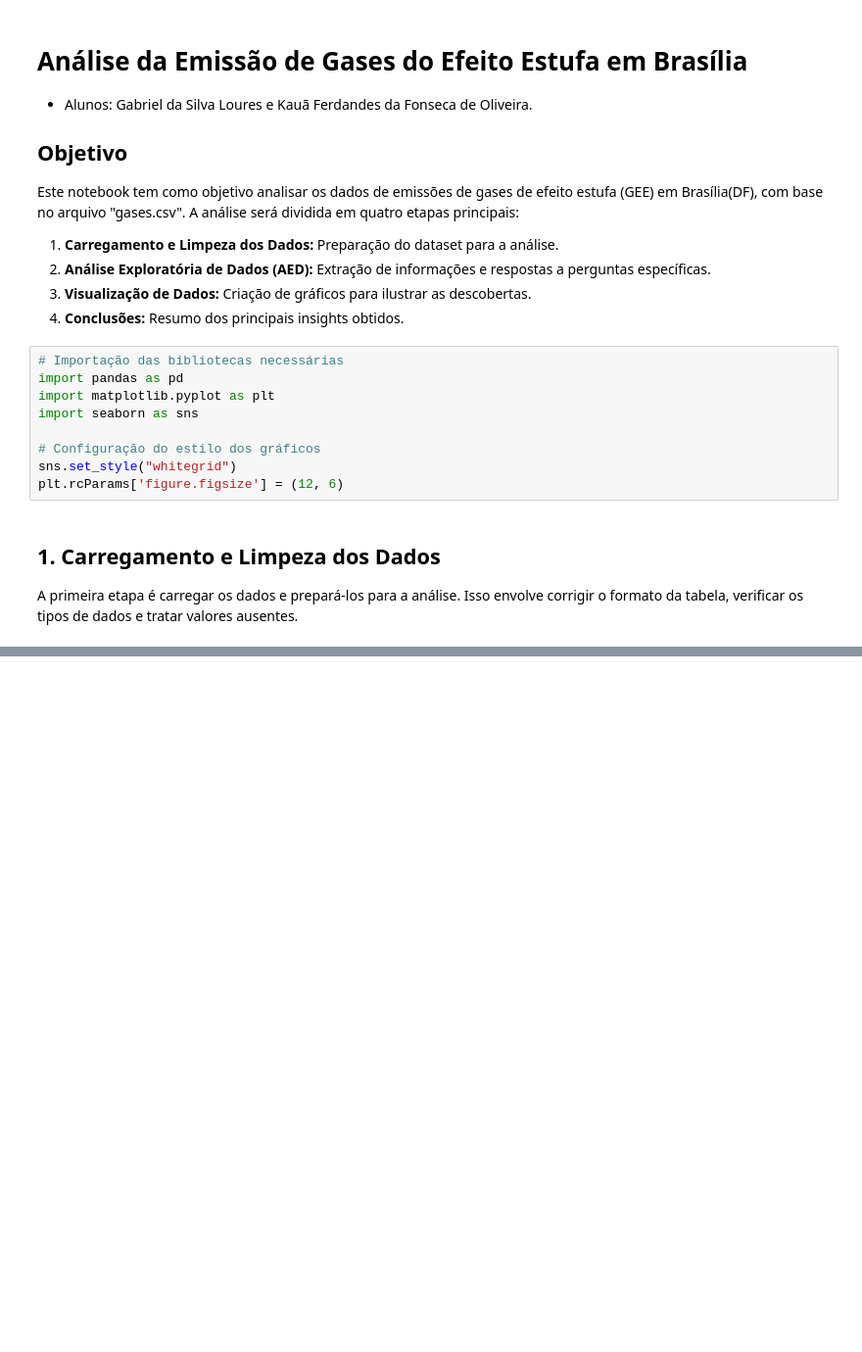
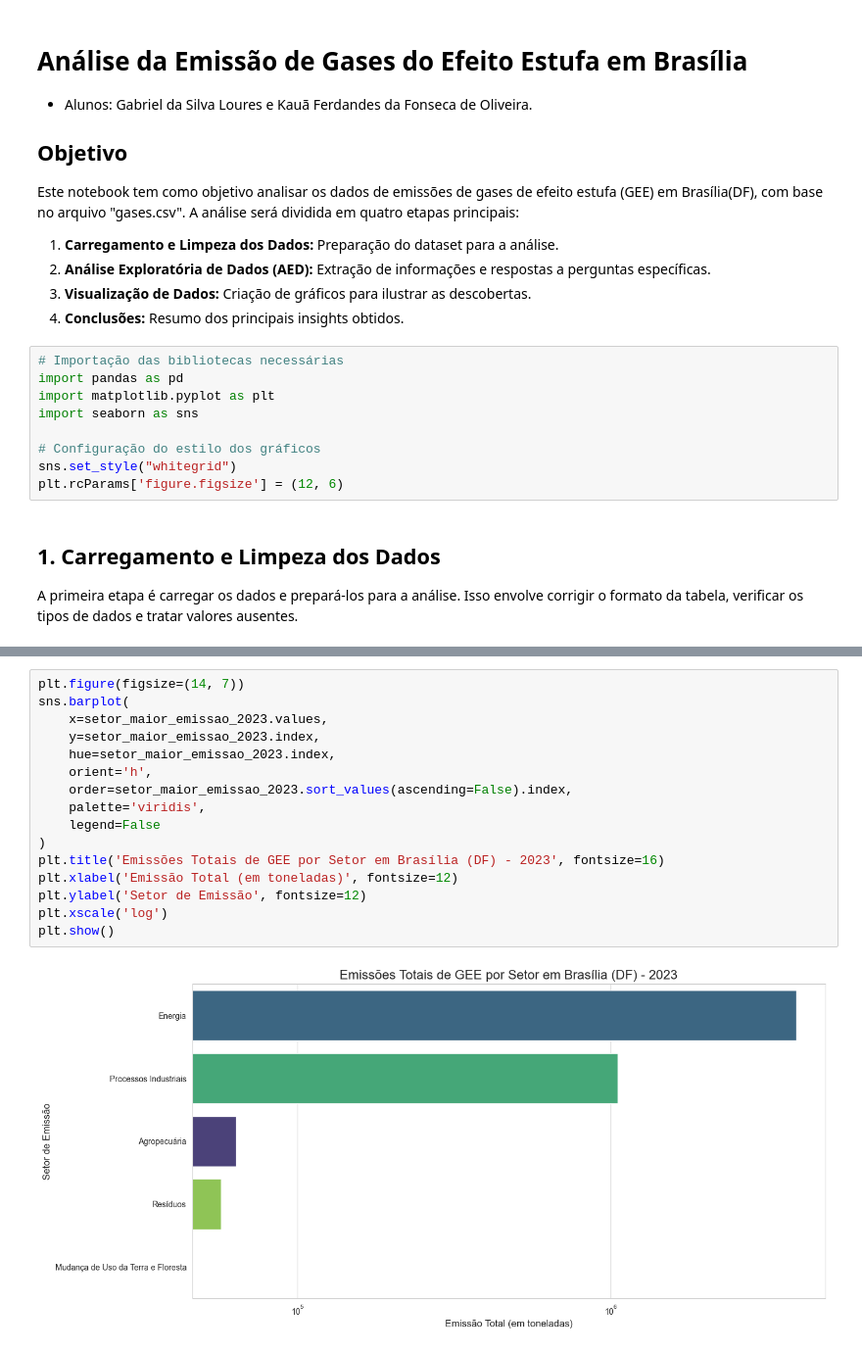
Before and after one commit to GabrielSLoures/GitModelagem, a Jupyter notebook: Aula Prática 3 - Gases.ipynb, the cells around one changed output, grey strips where cells are left out. Shown at 98% size. Saved outputs shown, nothing was run; the diff lists cells and outputs as text; blank space fills up the shorter version.

```diff
--- a/Aula Prática 3 - Gases.ipynb
+++ b/Aula Prática 3 - Gases.ipynb
@@ -102,0 +161,18 @@ memory usage: 8.3+ MB
+# %%
+plt.figure(figsize=(14, 7))
+sns.barplot(
+    x=setor_maior_emissao_2023.values,
+    y=setor_maior_emissao_2023.index,
+    hue=setor_maior_emissao_2023.index,
+    orient='h',
+    order=setor_maior_emissao_2023.sort_values(ascending=False).index,
+    palette='viridis',
+    legend=False
+)
+plt.title('Emissões Totais de GEE por Setor em Brasília (DF) - 2023', fontsize=16)
+plt.xlabel('Emissão Total (em toneladas)', fontsize=12)
+plt.ylabel('Setor de Emissão', fontsize=12)
+plt.xscale('log')
+plt.show()
+# %% [output]
+[figure, added]
```
Also changed, not shown: parts of 7 cells of this notebook.
